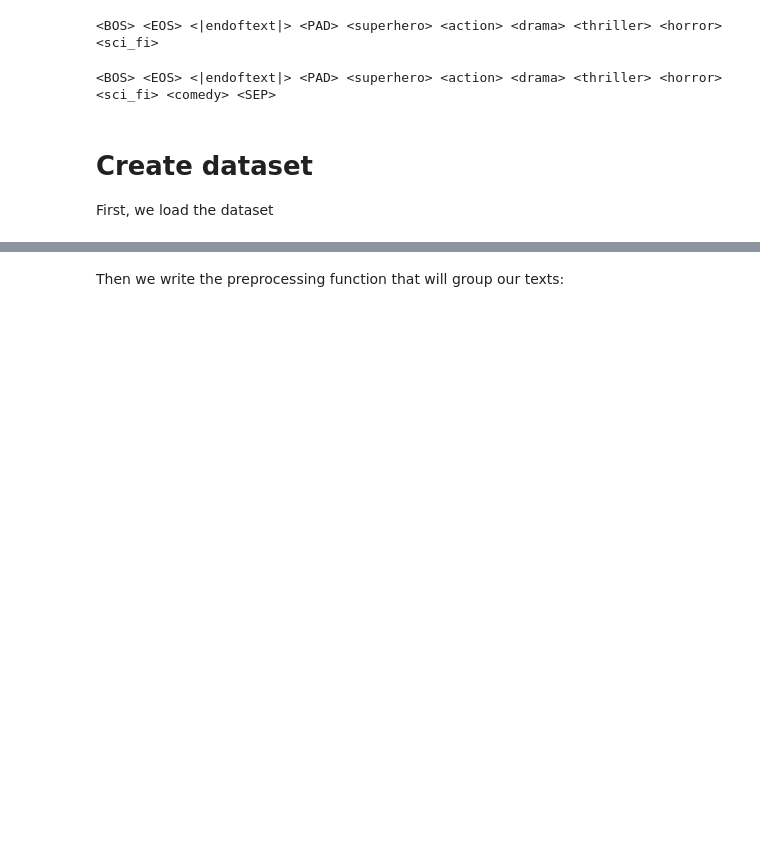
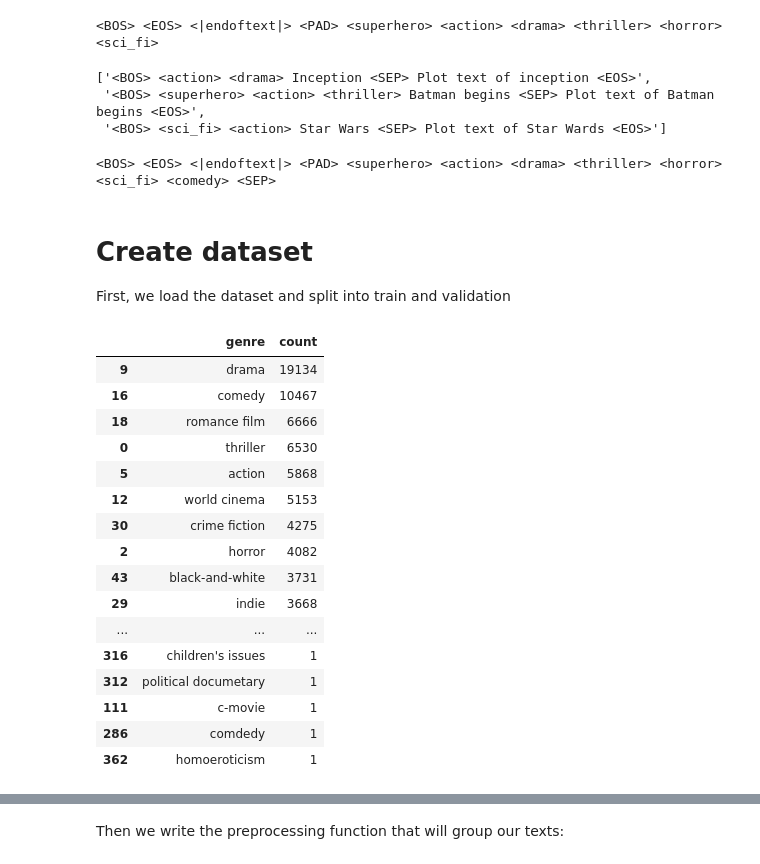
Before and after one commit to AntonClaesson/MoviePlotGeneration, a Jupyter notebook: kw2sentence.ipynb, the cells around one changed output, grey strips where cells are left out. Saved outputs shown, nothing was run; the diff lists cells and outputs as text; code cells hidden in the pictures; blank space fills up the shorter version.

```diff
--- a/kw2sentence.ipynb
+++ b/kw2sentence.ipynb
@@ -93,9 +81,13 @@ print(*tokenizer.all_special_tokens)
 
 ["<BOS> <action> <drama> Inception <SEP> Plot text of inception <EOS>",
  "<BOS> <superhero> <action> <thriller> Batman begins <SEP> Plot text of Batman begins <EOS>",
- "<BOS> <sci_fi> <action> Star Wars <SEP> Plot text of Star Wards <EOS>"] new_plot_text
+ "<BOS> <sci_fi> <action> Star Wars <SEP> Plot text of Star Wards <EOS>"]
 # we therefore must add special tokens <SEP> to separate title from plot
 # as well as tokens for each additional genre we want to support.
+# %% [output]
+['<BOS> <action> <drama> Inception <SEP> Plot text of inception <EOS>',
+ '<BOS> <superhero> <action> <thriller> Batman begins <SEP> Plot text of Batman begins <EOS>',
+ '<BOS> <sci_fi> <action> Star Wars <SEP> Plot text of Star Wards <EOS>']
 # %%
 # Add additional special tokens
 special_tokens = tokenizer.additional_special_tokens
@@ -113,5 +105,31 @@ print(*tokenizer.all_special_tokens)
 # %% [markdown]
 # Create dataset
 
-First, we load the dataset
+First, we load the dataset and split into train and validation
+# %%
+# Display genres and count
+import pandas as pd
+import matplotlib.pyplot as plt
+data = pd.read_csv('data/genres.csv',names=['genre', 'count'])
+data=data.sort_values(by='count', ascending=False)
+pd.set_option('display.max_rows', None)
+data.head(10000000)
+# %% [output]
+|  | genre | count |
+| 9 | drama | 19134 |
+| 16 | comedy | 10467 |
+| 18 | romance film | 6666 |
+| 0 | thriller | 6530 |
+| 5 | action | 5868 |
+| 12 | world cinema | 5153 |
+| 30 | crime fiction | 4275 |
+| 2 | horror | 4082 |
+| 43 | black-and-white | 3731 |
+| 29 | indie | 3668 |
+| ... | ... | ... |
+| 316 | children's issues | 1 |
+| 312 | political documetary | 1 |
+| 111 | c-movie | 1 |
+| 286 | comdedy | 1 |
+| 362 | homoeroticism | 1 |
 # %%
```
Also changed, not shown: parts of 26 cells of this notebook, 5 other files.
